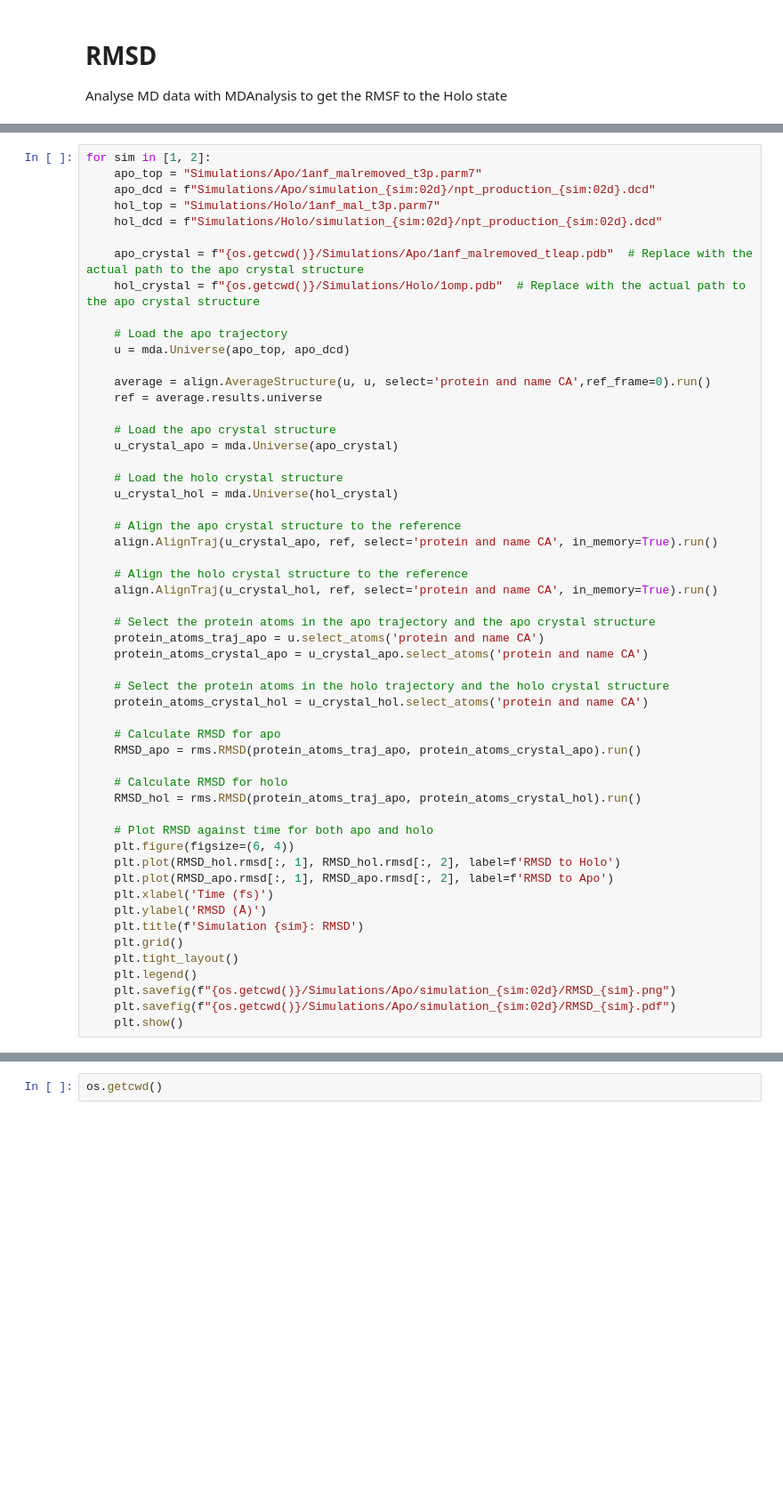
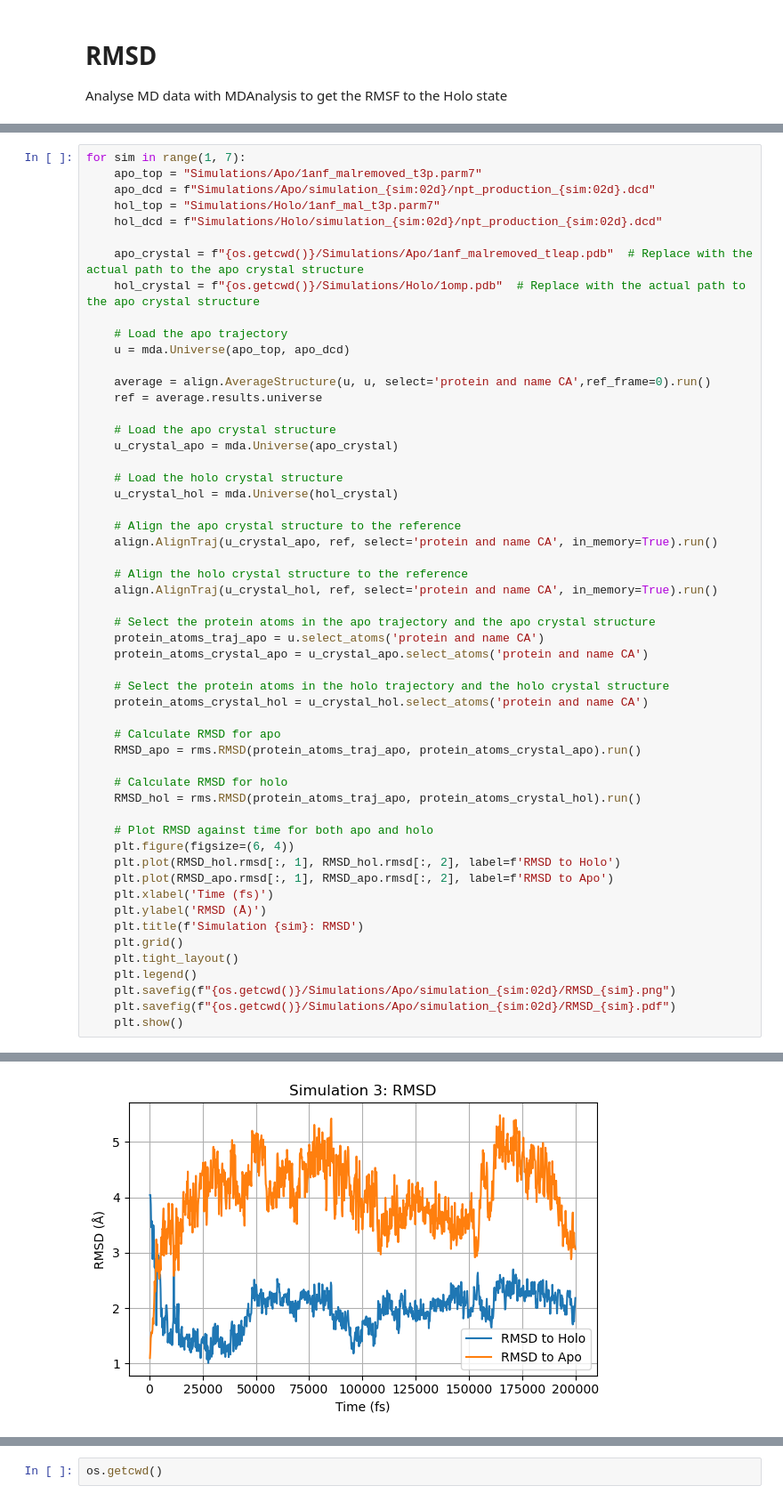
Before and after one commit to john-zcliu/oshea-j-wood-c-pbp-design-2023, a Jupyter notebook: mdTrajAnalysis.ipynb, the cells around one changed output, grey strips where cells are left out. Shown at 89% size. Drawn from its saved outputs; the diff is of its cells as text; blank space fills up the shorter version.

```diff
--- a/mdTrajAnalysis.ipynb
+++ b/mdTrajAnalysis.ipynb
@@ -29,5 +37,5 @@ from scipy import ndimage
 # %%
-for sim in [1, 2]:
+for sim in range(1, 7):
     apo_top = "Simulations/Apo/1anf_malremoved_t3p.parm7"
     apo_dcd = f"Simulations/Apo/simulation_{sim:02d}/npt_production_{sim:02d}.dcd"
     hol_top = "Simulations/Holo/1anf_mal_t3p.parm7"
@@ -56,30 +64,31 @@ for sim in [1, 2]:
 
     # Select the protein atoms in the apo trajectory and the apo crystal structure
     protein_atoms_traj_apo = u.select_atoms('protein and name CA')
     protein_atoms_crystal_apo = u_crystal_apo.select_atoms('protein and name CA')
 
     # Select the protein atoms in the holo trajectory and the holo crystal structure
     protein_atoms_crystal_hol = u_crystal_hol.select_atoms('protein and name CA')
 
     # Calculate RMSD for apo
     RMSD_apo = rms.RMSD(protein_atoms_traj_apo, protein_atoms_crystal_apo).run()
 
     # Calculate RMSD for holo
     RMSD_hol = rms.RMSD(protein_atoms_traj_apo, protein_atoms_crystal_hol).run()
 
     # Plot RMSD against time for both apo and holo
     plt.figure(figsize=(6, 4))
     plt.plot(RMSD_hol.rmsd[:, 1], RMSD_hol.rmsd[:, 2], label=f'RMSD to Holo')
     plt.plot(RMSD_apo.rmsd[:, 1], RMSD_apo.rmsd[:, 2], label=f'RMSD to Apo')
     plt.xlabel('Time (fs)')
     plt.ylabel('RMSD (Å)')
     plt.title(f'Simulation {sim}: RMSD')
     plt.grid()
     plt.tight_layout()
     plt.legend()
     plt.savefig(f"{os.getcwd()}/Simulations/Apo/simulation_{sim:02d}/RMSD_{sim}.png")
     plt.savefig(f"{os.getcwd()}/Simulations/Apo/simulation_{sim:02d}/RMSD_{sim}.pdf")
     plt.show()
 # %% [output]
 [figure]
 [figure]
+[figure, added]
```
Also changed, not shown: parts of 17 cells of this notebook.
